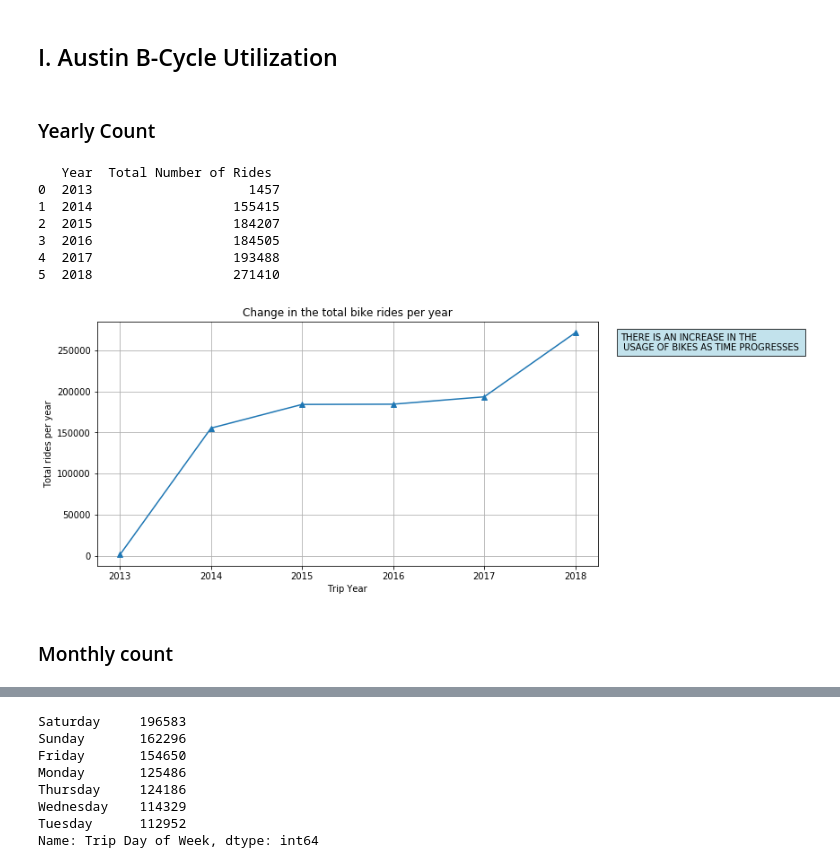
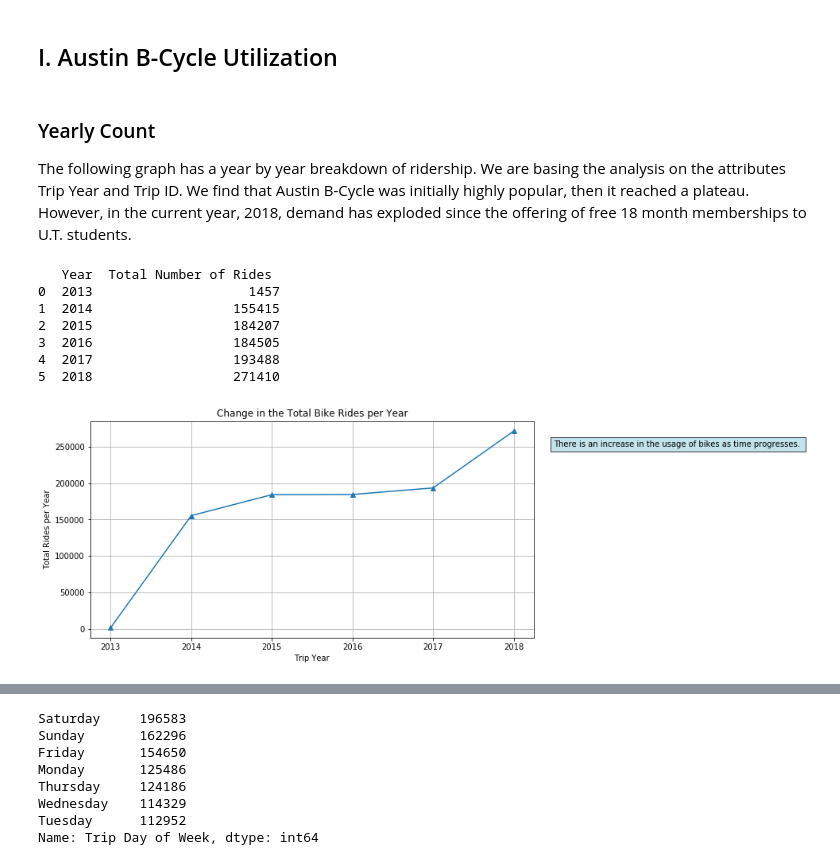
Before and after one commit to ananyay/Pedal_through_Austin, a Jupyter notebook: data_analysis_gabriela.ipynb, the cells around one changed output, grey strips where cells are left out. Saved outputs shown, nothing was run; the diff lists cells and outputs as text; code cells hidden in the pictures.

Commit message:
Add descriptions, Fix graphs

```diff
--- a/data_analysis_gabriela.ipynb
+++ b/data_analysis_gabriela.ipynb
@@ -77,33 +73,32 @@ df_bike_cl.head(1)
 | 0 | 207.0 | 2014-10-26 | West & 6th St. | 2537.0 | 13:12:00 | year | ... |
 # %% [markdown]
 ##  I. Austin B-Cycle Utilization
-# %% [markdown]
-### Yearly Count
+# %% [markdown]
+### Yearly Count
+
+The following graph has a year by year breakdown of ridership. We are basing the analysis on the attributes Trip Year and Trip ID. We find that Austin B-Cycle was initially highly popular, then it reached a plateau. However, in the current year, 2018, demand has exploded since the offering of free 18 month memberships to U.T. students.
 # %%
-# For the Year by Year breakdown, we are basing the analysis on the attributes Trip Year and Trip ID.
 # Get the total number of rides by calcualting the count of trip Id's grouped by Trip Year and save the results in a dataframe
-# plot using X-Axis as Trip Year and Y-Axis as Total rides with markers indicating Total rides for that year
-
+# Plot using X-Axis as Trip Year and Y-Axis as Total rides with markers indicating Total rides for that year
 df_bike_year = df_bike_cl.groupby('Trip Year')
 number_of_rides_per_year = df_bike_year['Trip ID'].count()
 rides_per_year_df = pd.DataFrame(data = number_of_rides_per_year,index = None).reset_index()
 rides_per_year_df = rides_per_year_df.rename(columns = {"Trip Year":"Year","Trip ID":"Total Number of Rides "})
 print(rides_per_year_df)
+
 # Plot the total number of rides per year using line graph
-Total_rides_per_year_chart = number_of_rides_per_year.plot(kind = "line",grid=True,marker='^',title = "Change in the total bike rides per year",figsize = (10,5))
+Total_rides_per_year_chart = number_of_rides_per_year.plot(kind = "line",grid=True,marker='^',title = "Change in the Total Bike Rides per Year",figsize = (10,5))
 Total_rides_per_year_chart.set_xlabel("Trip Year")
-Total_rides_per_year_chart.set_ylabel("Total rides per year")
-plt.text(2018.5,250000,"THERE IS AN INCREASE IN THE \n USAGE OF BIKES AS TIME PROGRESSES ",bbox=dict(facecolor='lightblue',alpha =0.75))
+Total_rides_per_year_chart.set_ylabel("Total Rides per Year")
+plt.text(2018.5,250000,"There is an increase in the usage of bikes as time progresses. ",bbox=dict(facecolor='lightblue',alpha =0.75))
 plt.savefig("Images/Rides_per_Year.png",bbox_inches = "tight")
 plt.show()
 # %% [output]
    Year  Total Number of Rides
 0  2013                    1457
 1  2014                  155415
 2  2015                  184207
 3  2016                  184505
 4  2017                  193488
 5  2018                  271410
-[figure, old version]
+[figure, new version]
-# %% [markdown]
-###  Monthly count
```
Also changed, not shown: parts of 32 cells of this notebook.
